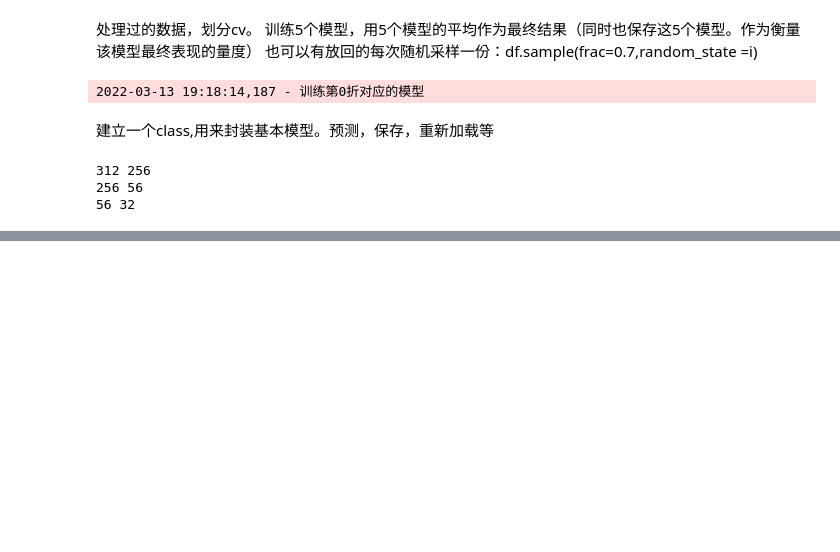
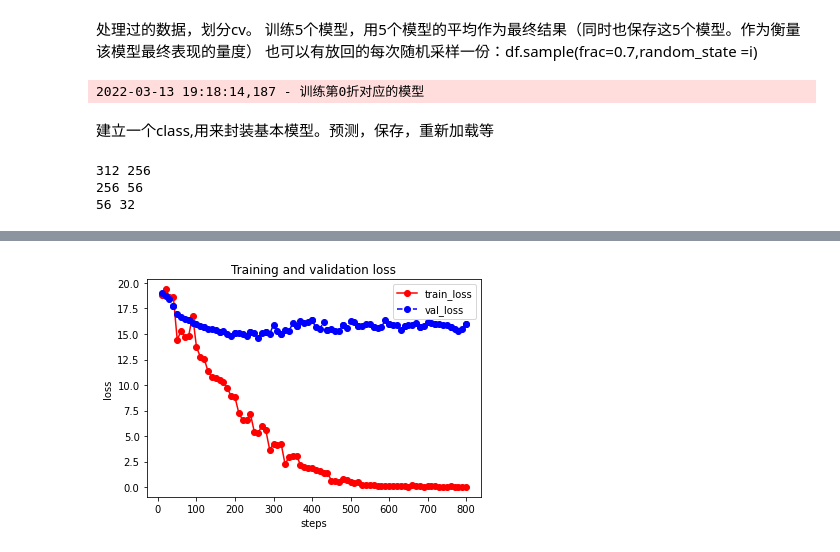
Before and after one commit to Xuweijia-buaa/python_test, a Jupyter notebook: FM-type-model-core-code-demo.ipynb, the cells around one changed output, grey strips where cells are left out. Drawn from its saved outputs; the diff is of its cells as text; code cells hidden in the pictures; blank space fills up the shorter version.

Commit message:
train-loop 补充train/dev loss图。看过拟合

```diff
--- a/FM-type-model-core-code-demo.ipynb
+++ b/FM-type-model-core-code-demo.ipynb
@@ -969,23 +969,23 @@ class WrapModel(object):
                     eval_steps.append(global_step)
 
 
-        #每个epoch结束,也eval+保存
-        if dev_dataset is not None:
-            dev_probs,dev_loss = self.infer(dev_dataset)         # 计算所有样本的概率. 以及平均loss
-            dev_metric = self.eval_metric(dev_dataset.target,dev_probs)  # 根据输出计算整体metric
-            print('Epoch = {}|dev_loss = {:.2f}|dev_auc={:.2f}'.format(epoch,dev_loss,dev_metric))
-            if dev_metric > best_metric:
-                best_metric=dev_metric
-                logger.info("  "+"*"*20)
-                logger.info("  Best dev auc:%s",round(best_metric,4))
-                logger.info("  "+"*"*20)
-                # 保存dev上最好的模型
-                self.save("best_model.pt")
+            #每个epoch结束,也eval+保存
+            if dev_dataset is not None:
+                dev_probs,dev_loss = self.infer(dev_dataset)         # 计算所有样本的概率. 以及平均loss
+                dev_metric = self.eval_metric(dev_dataset.target,dev_probs)  # 根据输出计算整体metric
+                print('Epoch = {}|dev_loss = {:.2f}|dev_auc={:.2f}'.format(epoch,dev_loss,dev_metric))
+                if dev_metric > best_metric:
+                    best_metric=dev_metric
+                    logger.info("  "+"*"*20)
+                    logger.info("  Best dev auc:%s",round(best_metric,4))
+                    logger.info("  "+"*"*20)
+                    # 保存dev上最好的模型
+                    self.save("best_model.pt")
 
-            eval_losses.append(dev_loss)
-            eval_metrics.append(dev_metric)
-            eval_steps.append(global_step)
-        print(" Final best dev auc:%s",round(best_metric,4))
+                eval_losses.append(dev_loss)
+                eval_metrics.append(dev_metric)
+                eval_steps.append(global_step)
+            print(" Final best dev auc:%s",round(best_metric,4))
 
         self.steps=steps
         self.losses=losses
@@ -1051,7 +1051,7 @@ class WrapModel(object):
                 losses.append(self.compute_loss(logits,y,reduction='sum')) # 所有样本的loss相加
 
         live_probs=np.concatenate(preds,0)
-        loss= np.mean(losses)                                              # 最后取平均
+        loss= np.sum(losses)/len(test_dataset)                           # 最后取平均
 
         return live_probs,loss
 
@@ -1202,0 +1218,11 @@ plt.plot(CTRmodel.eval_steps, CTRmodel.eval_metrics, 'bo--') # 300左右
+# %%
+metric='loss'
+plt.plot(CTRmodel.steps, CTRmodel.avg_losses, 'ro-')
+plt.plot(CTRmodel.eval_steps, CTRmodel.eval_losses, 'bo--')
+plt.title('Training and validation '+ 'loss')
+plt.xlabel("steps")
+plt.ylabel('loss')
+plt.legend(["train_"+metric, 'val_'+metric])
+plt.show()                                                             # 100左右就过有点拟合了
+# %% [output]
+[figure, added]
```
Also changed, not shown: parts of 34 cells of this notebook, 2 other files.
